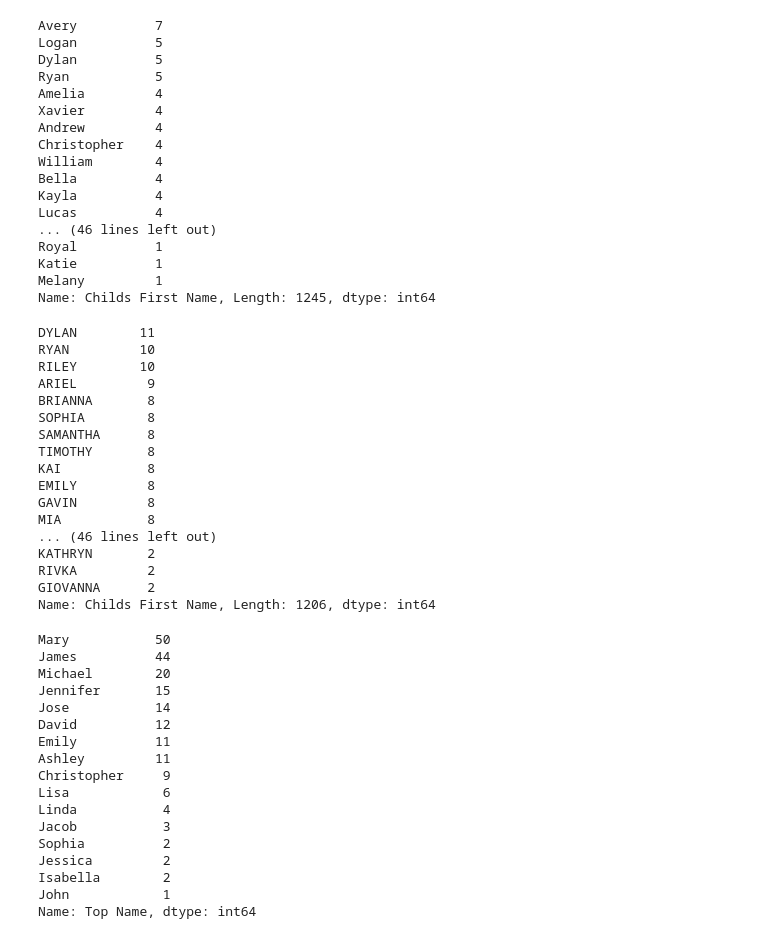
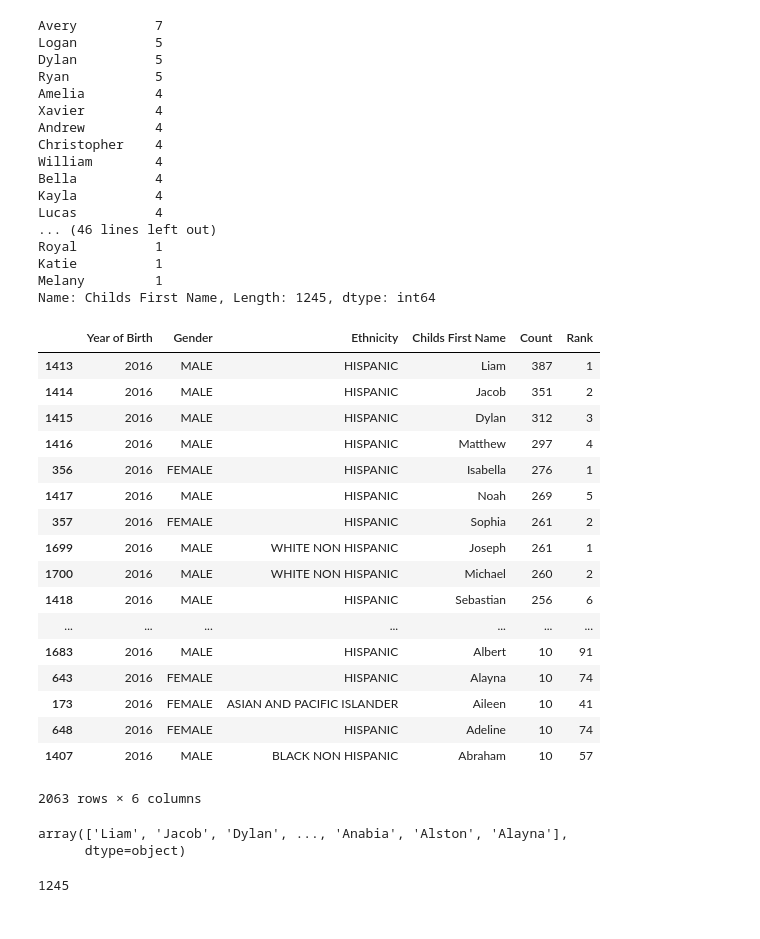
Before and after one commit to nstaudac/Unit_1_Project, a Jupyter notebook: Unit_1_Project_Data_Baby_Names.ipynb, the cells around one changed output. Drawn from its saved outputs; the diff is of its cells as text; code cells hidden in the pictures.

Commit message:
Updated value counts and sort value functions

```diff
--- a/Unit_1_Project_Data_Baby_Names.ipynb
+++ b/Unit_1_Project_Data_Baby_Names.ipynb
@@ -129,45 +129,36 @@ Royal          1
 Katie          1
 Melany         1
 Name: Childs First Name, Length: 1245, dtype: int64
+# %%
+final_baby_names_data_2016 = baby_names_data_2016.sort_values(by=['Count', 'Childs First Name'], ascending=False)
+final_baby_names_data_2016
+# %% [output]
+|  | Year of Birth | Gender | Ethnicity | Childs First Name | Count | Rank |
+| 1413 | 2016 | MALE | HISPANIC | Liam | 387 | 1 |
+| 1414 | 2016 | MALE | HISPANIC | Jacob | 351 | 2 |
+| 1415 | 2016 | MALE | HISPANIC | Dylan | 312 | 3 |
+| 1416 | 2016 | MALE | HISPANIC | Matthew | 297 | 4 |
+| 356 | 2016 | FEMALE | HISPANIC | Isabella | 276 | 1 |
+| 1417 | 2016 | MALE | HISPANIC | Noah | 269 | 5 |
+| 357 | 2016 | FEMALE | HISPANIC | Sophia | 261 | 2 |
+| 1699 | 2016 | MALE | WHITE NON HISPANIC | Joseph | 261 | 1 |
+| 1700 | 2016 | MALE | WHITE NON HISPANIC | Michael | 260 | 2 |
+| 1418 | 2016 | MALE | HISPANIC | Sebastian | 256 | 6 |
+| ... | ... | ... | ... | ... | ... | ... |
+| 1683 | 2016 | MALE | HISPANIC | Albert | 10 | 91 |
+| 643 | 2016 | FEMALE | HISPANIC | Alayna | 10 | 74 |
+| 173 | 2016 | FEMALE | ASIAN AND PACIFIC ISLANDER | Aileen | 10 | 41 |
+| 648 | 2016 | FEMALE | HISPANIC | Adeline | 10 | 74 |
+| 1407 | 2016 | MALE | BLACK NON HISPANIC | Abraham | 10 | 57 |
+2063 rows × 6 columns
+# %%
+final_baby_names_data_2016['Childs First Name'].unique()
+# %% [output]
+array(['Liam', 'Jacob', 'Dylan', ..., 'Anabia', 'Alston', 'Alayna'],
+      dtype=object)
+# %%
+final_baby_names_data_2016['Childs First Name'].nunique()
+# %% [output]
+1245
 # %%
 baby_names_data_2011 = baby_names_data.loc[baby_names_data['Year of Birth'] == 2011]
-baby_names_data_2011['Childs First Name'].value_counts().sort_values(ascending=False)
-# %% [output]
-DYLAN        11
-RYAN         10
-RILEY        10
-ARIEL         9
-BRIANNA       8
-SOPHIA        8
-SAMANTHA      8
-TIMOTHY       8
-KAI           8
-EMILY         8
-GAVIN         8
-MIA           8
-... (46 lines left out)
-KATHRYN       2
-RIVKA         2
-GIOVANNA      2
-Name: Childs First Name, Length: 1206, dtype: int64
-# %%
-baby_names_2_data_TX = baby_names_2_data.loc[baby_names_2_data['State'] == "TX"]
-baby_names_2_data_TX['Top Name'].value_counts().sort_values(ascending=False)
-# %% [output]
-Mary           50
-James          44
-Michael        20
-Jennifer       15
-Jose           14
-David          12
-Emily          11
-Ashley         11
-Christopher     9
-Lisa            6
-Linda           4
-Jacob           3
-Sophia          2
-Jessica         2
-Isabella        2
-John            1
-Name: Top Name, dtype: int64
```
Also changed, not shown: parts of 8 cells of this notebook.
